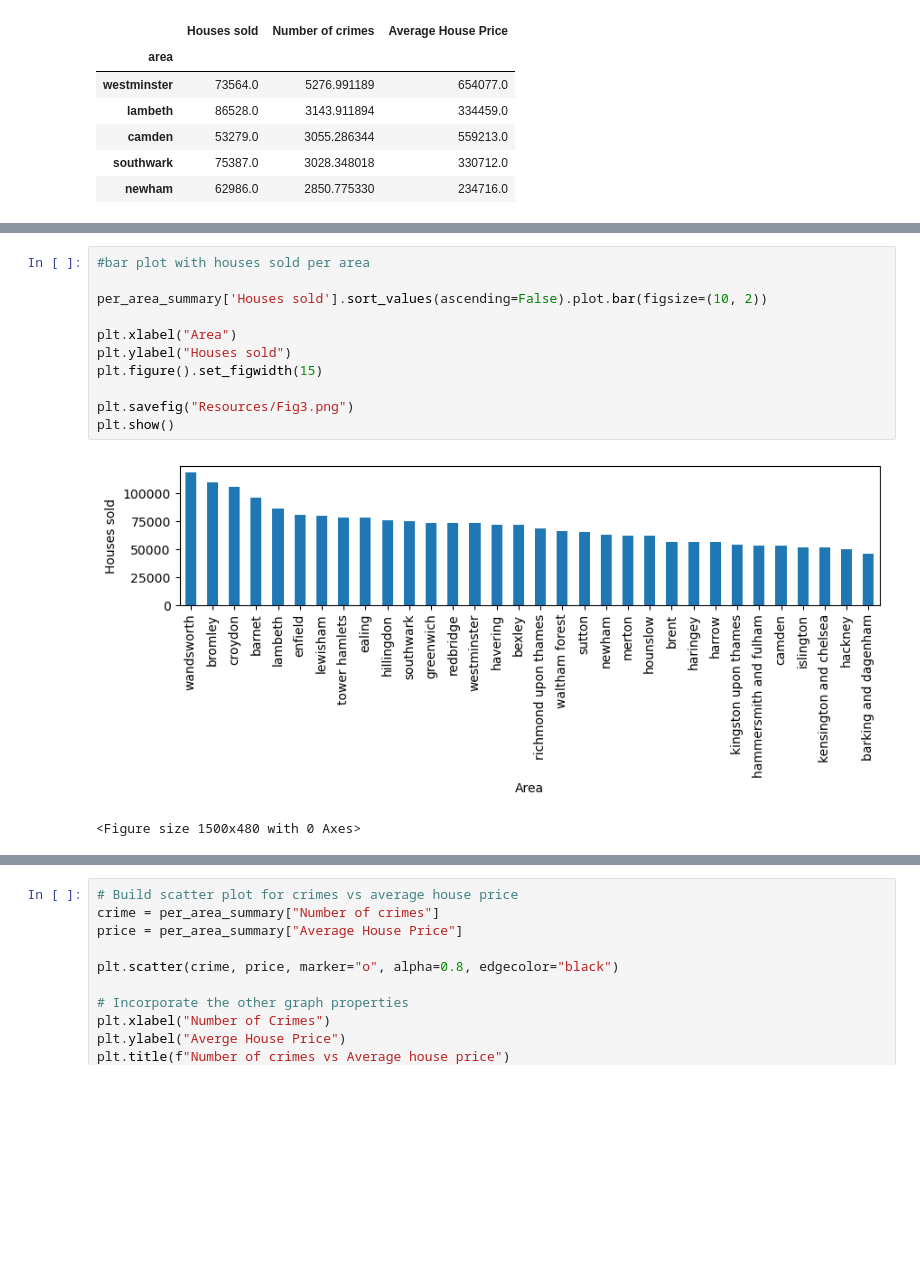
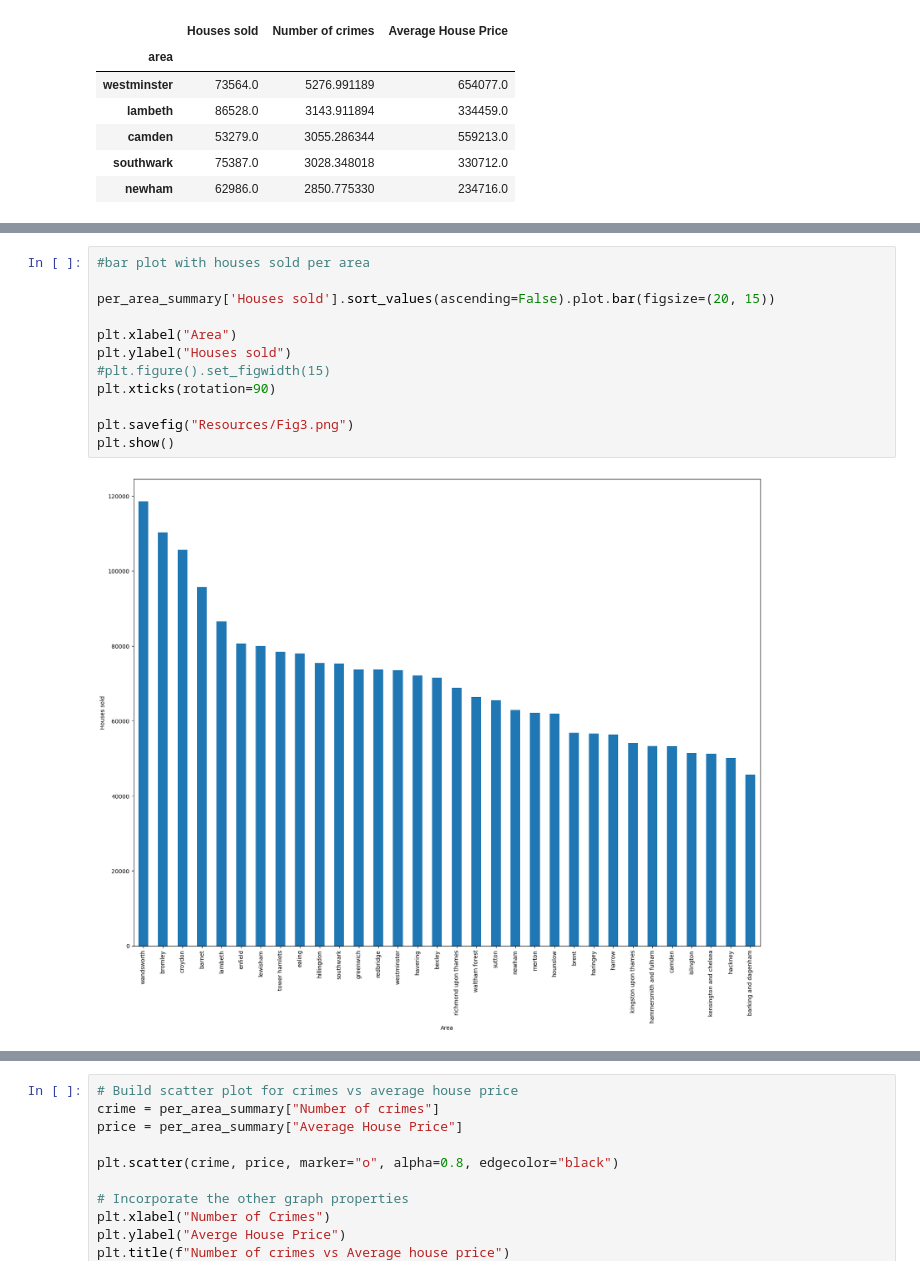
Before and after one commit to diegolondon/Data-Analytic-Project-1, a Jupyter notebook: Crimes1.ipynb, the cells around one changed output, grey strips where cells are left out. Cells and saved outputs as stored; diff of their text form; blank space fills up the shorter version.

```diff
--- a/Crimes1.ipynb
+++ b/Crimes1.ipynb
@@ -207,17 +207,17 @@ plt.show()
 # %%
 #bar plot with houses sold per area
 
-per_area_summary['Houses sold'].sort_values(ascending=False).plot.bar(figsize=(10, 2))
+per_area_summary['Houses sold'].sort_values(ascending=False).plot.bar(figsize=(20, 15))
 
 plt.xlabel("Area")
 plt.ylabel("Houses sold")
-plt.figure().set_figwidth(15)
+#plt.figure().set_figwidth(15)
+plt.xticks(rotation=90)
 
 plt.savefig("Resources/Fig3.png")
 plt.show()
 # %% [output]
-[figure, old version]
+[figure, new version]
-<Figure size 1500x480 with 0 Axes>
 # %%
 #bar plot with average price per area
 
```
Also changed, not shown: parts of 2 cells of this notebook, 3 other files.
